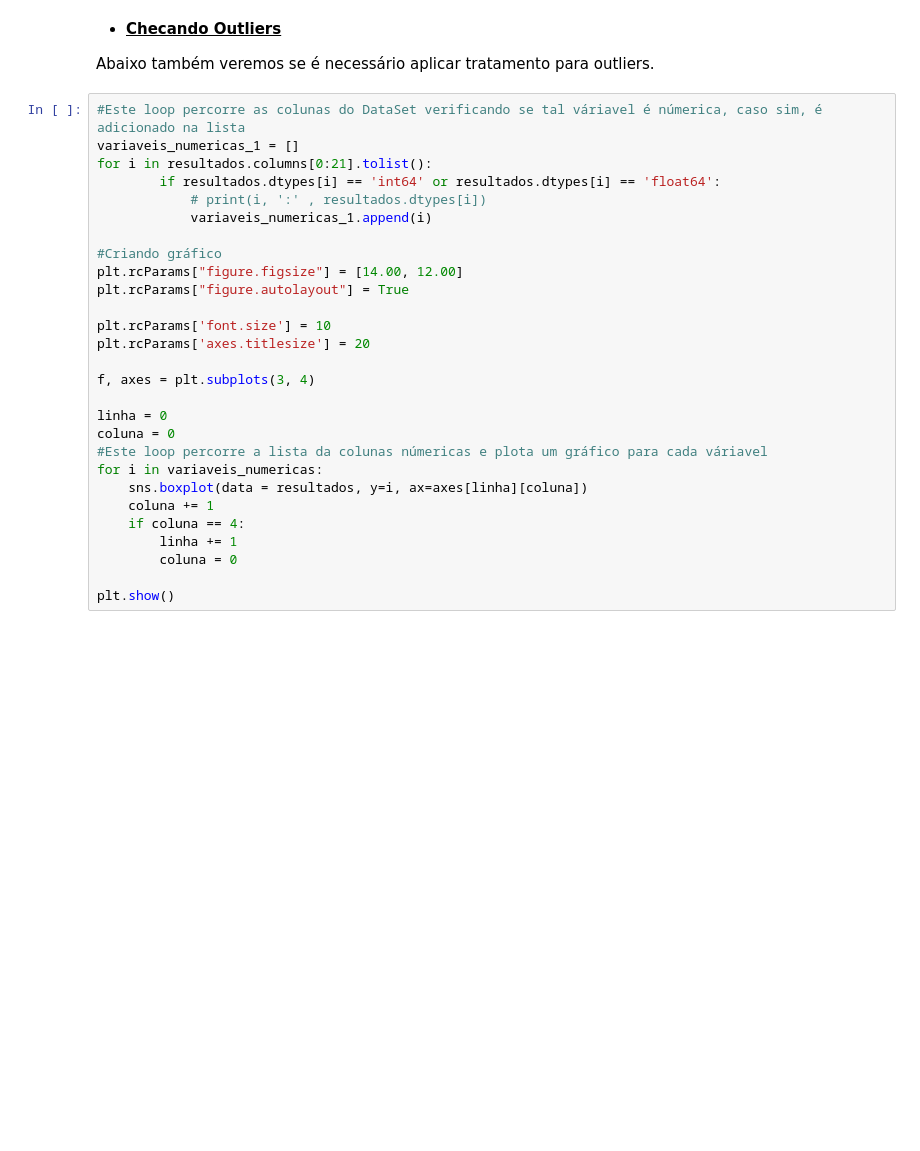
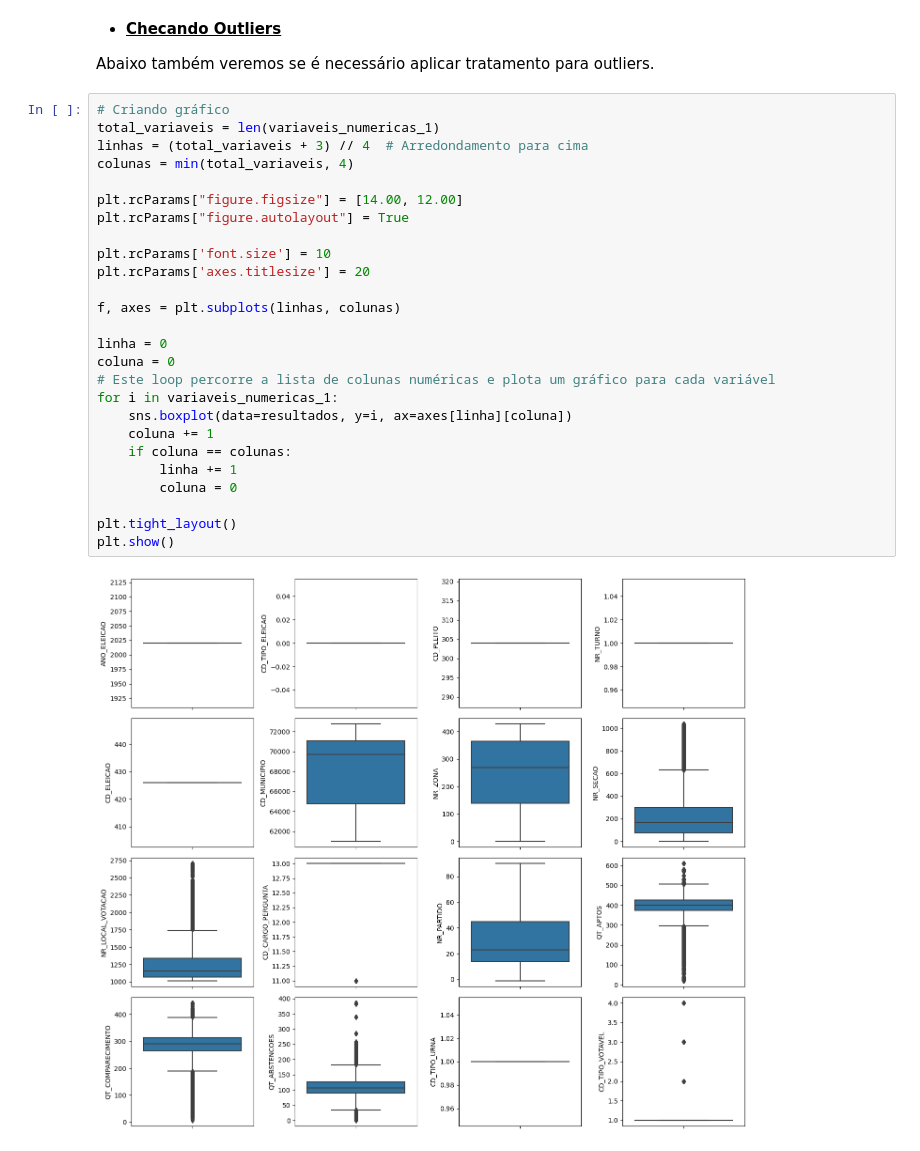
Before and after one commit to gideoni-santos/desafio-RenovaBR, a Jupyter notebook: relatorio.ipynb, the cells around one changed output. Saved outputs shown, nothing was run; the diff lists cells and outputs as text; blank space fills up the shorter version.

```diff
--- a/relatorio.ipynb
+++ b/relatorio.ipynb
@@ -546,30 +624,30 @@ resultados['NM_VOTAVEL'].value_counts()
 
 Abaixo também veremos se é necessário aplicar tratamento para outliers.
 # %%
-#Este loop percorre as colunas do DataSet verificando se tal váriavel é númerica, caso sim, é adicionado na lista
-variaveis_numericas_1 = []
-for i in resultados.columns[0:21].tolist():
-        if resultados.dtypes[i] == 'int64' or resultados.dtypes[i] == 'float64':
-            # print(i, ':' , resultados.dtypes[i])
-            variaveis_numericas_1.append(i)
+# Criando gráfico
+total_variaveis = len(variaveis_numericas_1)
+linhas = (total_variaveis + 3) // 4  # Arredondamento para cima
+colunas = min(total_variaveis, 4)
 
-#Criando gráfico
 plt.rcParams["figure.figsize"] = [14.00, 12.00]
 plt.rcParams["figure.autolayout"] = True
 
 plt.rcParams['font.size'] = 10
 plt.rcParams['axes.titlesize'] = 20
 
-f, axes = plt.subplots(3, 4)
+f, axes = plt.subplots(linhas, colunas)
 
 linha = 0
 coluna = 0
-#Este loop percorre a lista da colunas númericas e plota um gráfico para cada váriavel
-for i in variaveis_numericas:
-    sns.boxplot(data = resultados, y=i, ax=axes[linha][coluna])
+# Este loop percorre a lista de colunas numéricas e plota um gráfico para cada variável
+for i in variaveis_numericas_1:
+    sns.boxplot(data=resultados, y=i, ax=axes[linha][coluna])
     coluna += 1
-    if coluna == 4:
+    if coluna == colunas:
         linha += 1
         coluna = 0
 
+plt.tight_layout()
 plt.show()
+# %% [output]
+[figure, added]
```
Also changed, not shown: parts of 9 cells of this notebook.
